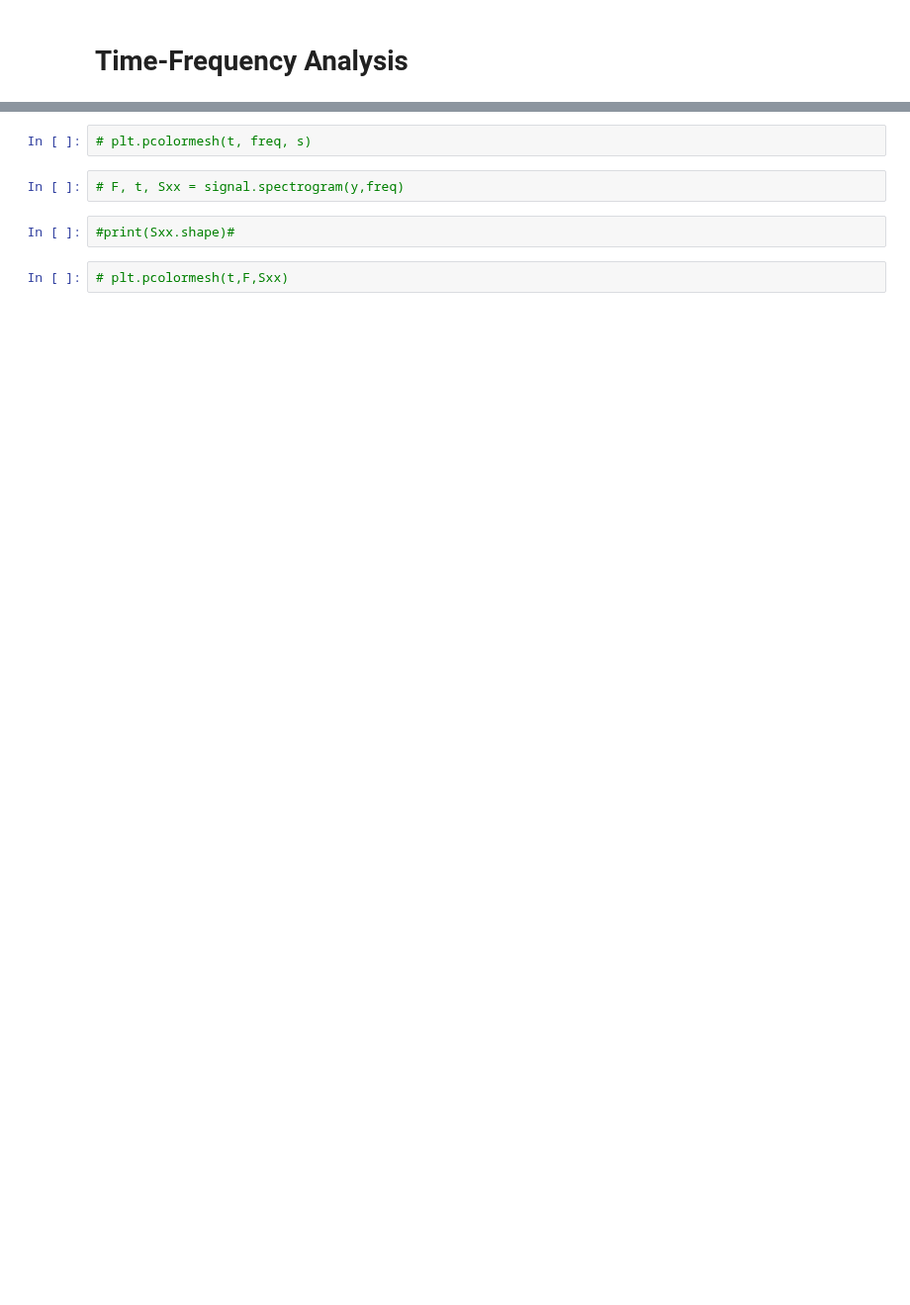
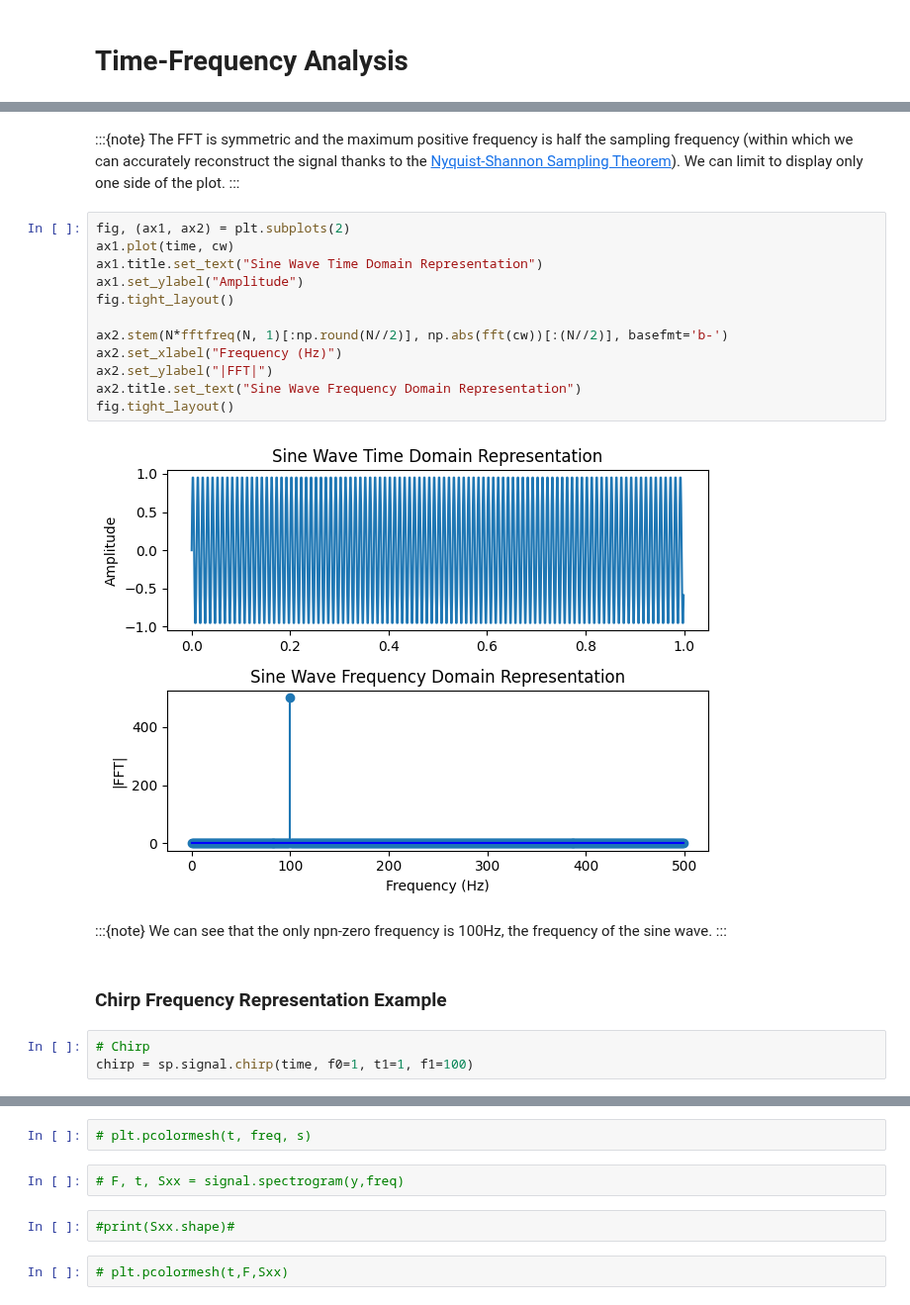
Before and after one commit to BOAT-ocean-acoustics/fundamentals, a Jupyter notebook: boat_tutorials/primers/signal_processing_03_time_freq.ipynb, the cells around one changed output, grey strips where cells are left out. Shown at 99% size. Cells and saved outputs as stored; diff of their text form; blank space fills up the shorter version.

```diff
--- a/boat_tutorials/primers/signal_processing_03_time_freq.ipynb
+++ b/boat_tutorials/primers/signal_processing_03_time_freq.ipynb
@@ -86,0 +64,27 @@ from scipy.signal import ShortTimeFFT
+# %% [markdown]
+:::{note}
+The FFT is symmetric and the maximum positive frequency is half the sampling frequency (within which we can accurately reconstruct the signal thanks to the [Nyquist-Shannon Sampling Theorem](https://en.wikipedia.org/wiki/Nyquist%E2%80%93Shannon_sampling_theorem)). We can limit to display only one side of the plot.
+:::
+# %%
+fig, (ax1, ax2) = plt.subplots(2)
+ax1.plot(time, cw)
+ax1.title.set_text("Sine Wave Time Domain Representation")
+ax1.set_ylabel("Amplitude")
+fig.tight_layout()
+
+ax2.stem(N*fftfreq(N, 1)[:np.round(N//2)], np.abs(fft(cw))[:(N//2)], basefmt='b-')
+ax2.set_xlabel("Frequency (Hz)")
+ax2.set_ylabel("|FFT|")
+ax2.title.set_text("Sine Wave Frequency Domain Representation")
+fig.tight_layout()
+# %% [output]
+[figure, added]
+# %% [markdown]
+:::{note}
+We can see that the only npn-zero frequency is 100Hz, the frequency of the sine wave.
+:::
+# %% [markdown]
+### Chirp Frequency Representation Example
+# %%
+# Chirp
+chirp = sp.signal.chirp(time, f0=1, t1=1, f1=100)
```
Also changed, not shown: parts of 50 cells of this notebook.
